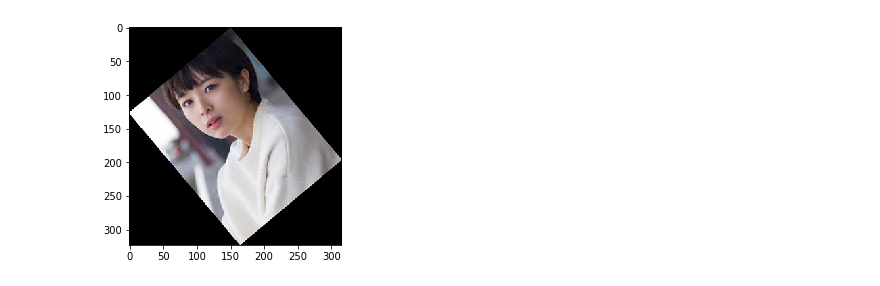
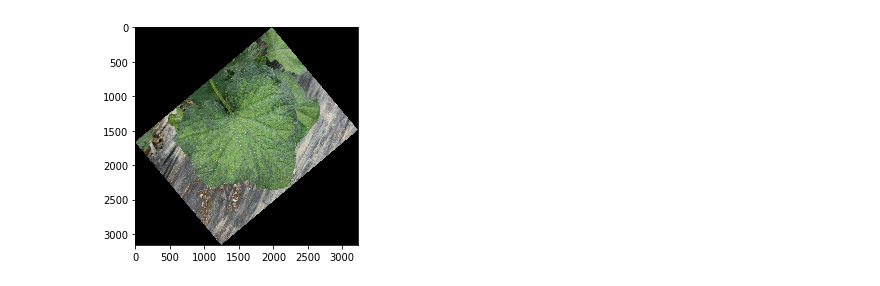
Before and after one commit to masakiyokoi/plant_research, a Jupyter notebook: Affine.ipynb, the cells around one changed output. Cells and saved outputs as stored; diff of their text form; code cells hidden in the pictures.

```diff
--- a/Affine.ipynb
+++ b/Affine.ipynb
@@ -54,34 +54,34 @@ plt.show()
 
 import numpy as np
 
-img = cv2.imread('./images/seino.jpg')
+img = cv2.imread('./../good_condition/CCYV/200001.jpg')
 img = cv2.cvtColor(img, cv2.COLOR_BGR2RGB)
 h, w = img.shape[:2]
 size = (w, h)
 
 # 回転角の指定
 angle = 40
 angle_rad = angle/180.0*np.pi
 
 # 回転後の画像サイズを計算
 w_rot = int(np.round(h*np.absolute(np.sin(angle_rad))+w*np.absolute(np.cos(angle_rad))))
 h_rot = int(np.round(h*np.absolute(np.cos(angle_rad))+w*np.absolute(np.sin(angle_rad))))
 size_rot = (w_rot, h_rot)
 
 # 元画像の中心を軸に回転する
 center = (w/2, h/2)
 scale = 1.0
 rotation_matrix = cv2.getRotationMatrix2D(center, angle, scale)
 
 # 平行移動を加える (rotation + translation)
 affine_matrix = rotation_matrix.copy()
 affine_matrix[0][2] = affine_matrix[0][2] -w/2 + w_rot/2
 affine_matrix[1][2] = affine_matrix[1][2] -h/2 + h_rot/2
 
 img_rot = cv2.warpAffine(img, affine_matrix, size_rot, flags=cv2.INTER_CUBIC)
 
 cv2.imwrite('img_rot.jpg', img_rot)
 plt.imshow(img_rot)
 plt.show()
 # %% [output]
-[figure, old version]
+[figure, new version]
```
Also changed, not shown: parts of 3 cells of this notebook, 28 other files.
